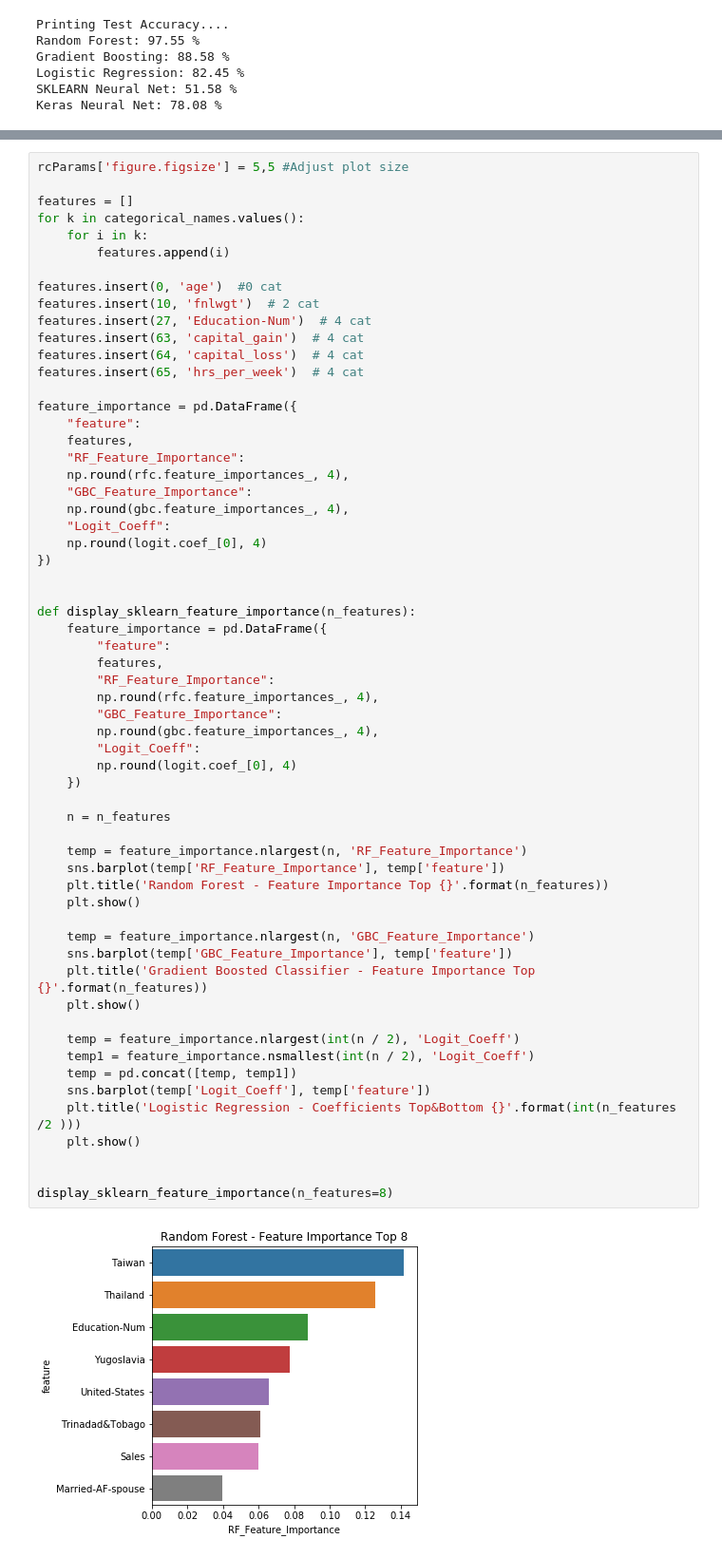
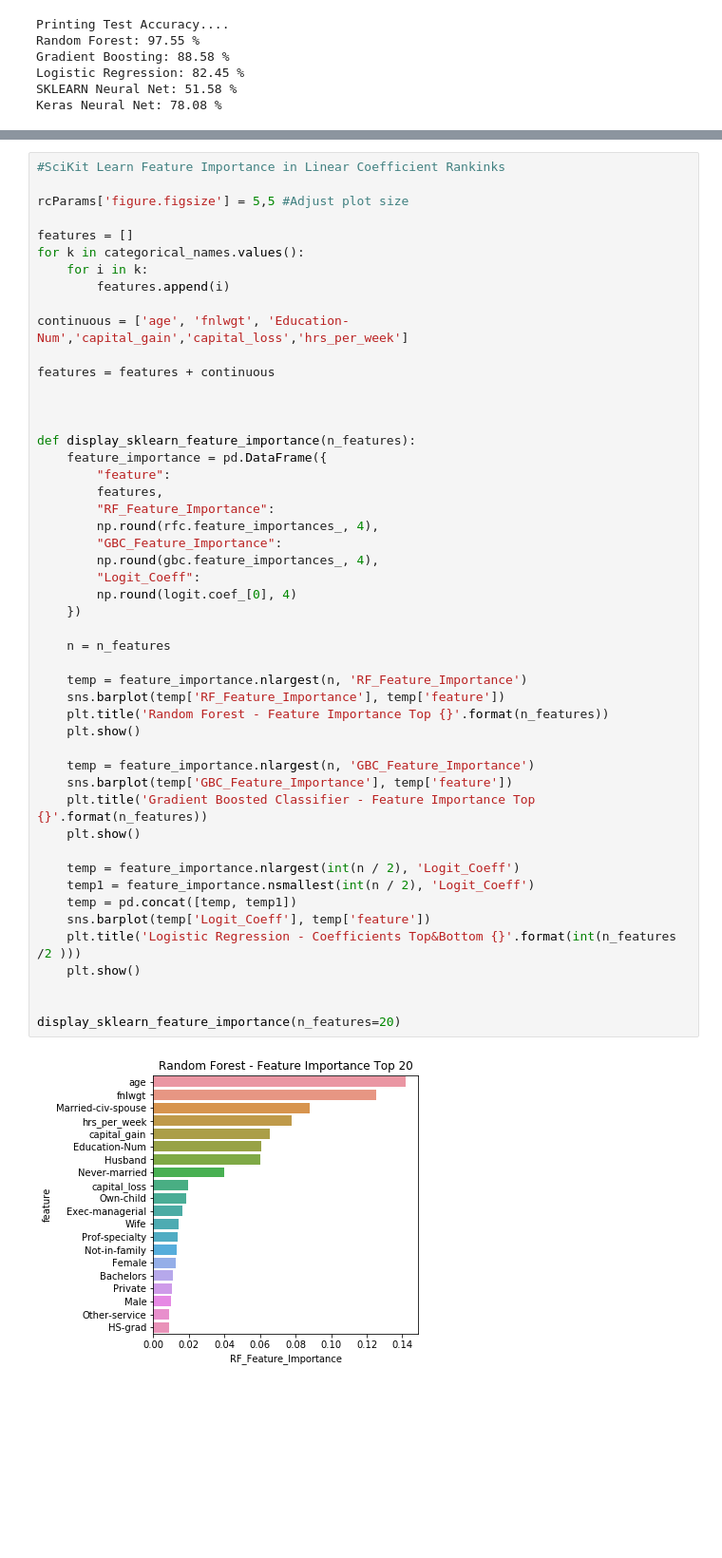
Before and after one commit to drcastillo/hicss2020, a Jupyter notebook: Explainability.ipynb, the cells around one changed output, grey strips where cells are left out. Shown at 95% size. Saved outputs shown, nothing was run; the diff lists cells and outputs as text; blank space fills up the shorter version.

```diff
--- a/Explainability.ipynb
+++ b/Explainability.ipynb
@@ -227,4 +227,6 @@ weighted avg       0.79      0.78      0.78      3065
 # %%
+#SciKit Learn Feature Importance in Linear Coefficient Rankinks
+
 rcParams['figure.figsize'] = 5,5 #Adjust plot size
 
 features = []
@@ -232,23 +234,10 @@ for k in categorical_names.values():
     for i in k:
         features.append(i)
 
-features.insert(0, 'age')  #0 cat
-features.insert(10, 'fnlwgt')  # 2 cat
-features.insert(27, 'Education-Num')  # 4 cat
-features.insert(63, 'capital_gain')  # 4 cat
-features.insert(64, 'capital_loss')  # 4 cat
-features.insert(65, 'hrs_per_week')  # 4 cat
+continuous = ['age', 'fnlwgt', 'Education-Num','capital_gain','capital_loss','hrs_per_week']
 
-feature_importance = pd.DataFrame({
-    "feature":
-    features,
-    "RF_Feature_Importance":
-    np.round(rfc.feature_importances_, 4),
-    "GBC_Feature_Importance":
-    np.round(gbc.feature_importances_, 4),
-    "Logit_Coeff":
-    np.round(logit.coef_[0], 4)
-})
+features = features + continuous
+
 
 
 def display_sklearn_feature_importance(n_features):
@@ -257,32 +246,32 @@ def display_sklearn_feature_importance(n_features):
         features,
         "RF_Feature_Importance":
         np.round(rfc.feature_importances_, 4),
         "GBC_Feature_Importance":
         np.round(gbc.feature_importances_, 4),
         "Logit_Coeff":
         np.round(logit.coef_[0], 4)
     })
 
     n = n_features
 
     temp = feature_importance.nlargest(n, 'RF_Feature_Importance')
     sns.barplot(temp['RF_Feature_Importance'], temp['feature'])
     plt.title('Random Forest - Feature Importance Top {}'.format(n_features))
     plt.show()
 
     temp = feature_importance.nlargest(n, 'GBC_Feature_Importance')
     sns.barplot(temp['GBC_Feature_Importance'], temp['feature'])
     plt.title('Gradient Boosted Classifier - Feature Importance Top {}'.format(n_features))
     plt.show()
 
     temp = feature_importance.nlargest(int(n / 2), 'Logit_Coeff')
     temp1 = feature_importance.nsmallest(int(n / 2), 'Logit_Coeff')
     temp = pd.concat([temp, temp1])
     sns.barplot(temp['Logit_Coeff'], temp['feature'])
     plt.title('Logistic Regression - Coefficients Top&Bottom {}'.format(int(n_features /2 )))
     plt.show()
 
 
-display_sklearn_feature_importance(n_features=8)
+display_sklearn_feature_importance(n_features=20)
 # %% [output]
-[figure, old version]
+[figure, new version]
```
Also changed, not shown: parts of 4 cells of this notebook.
